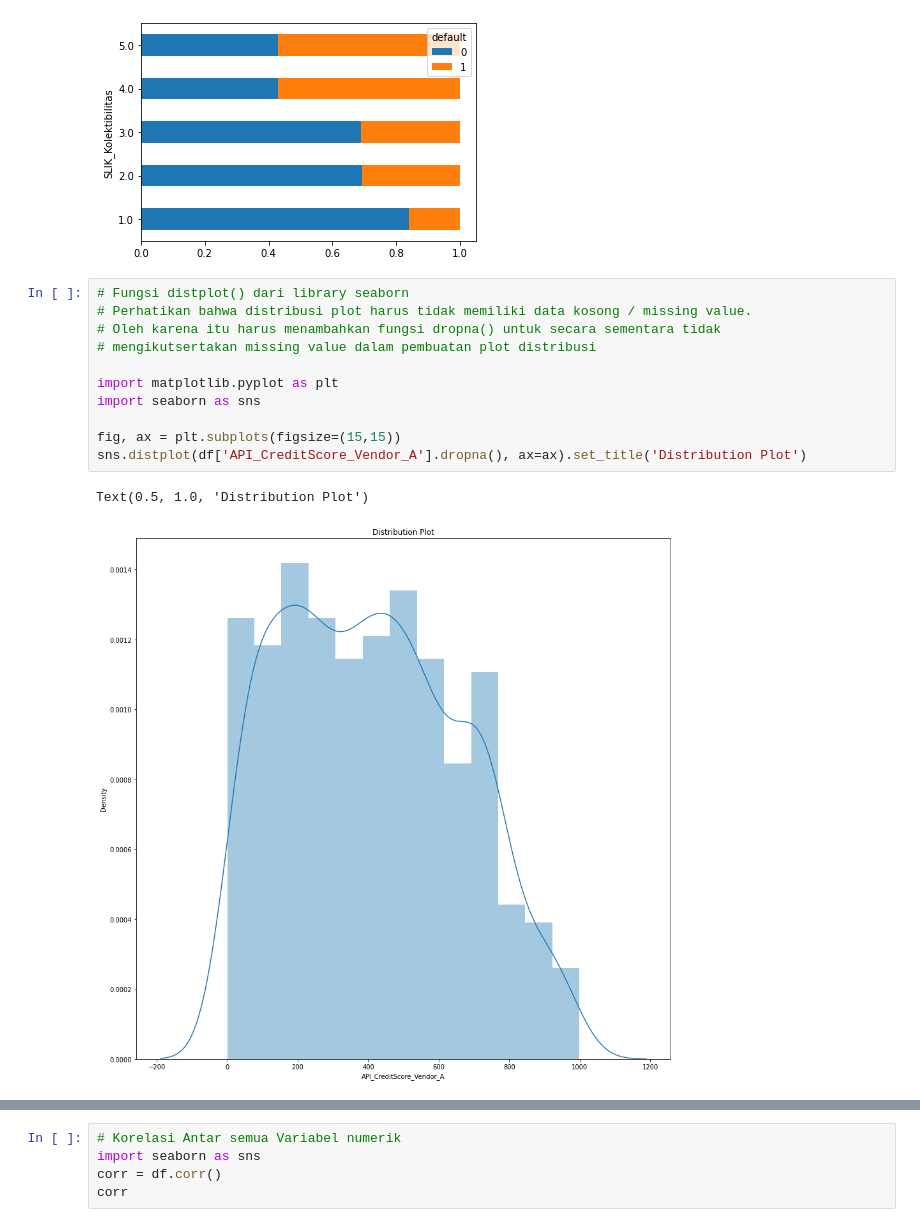
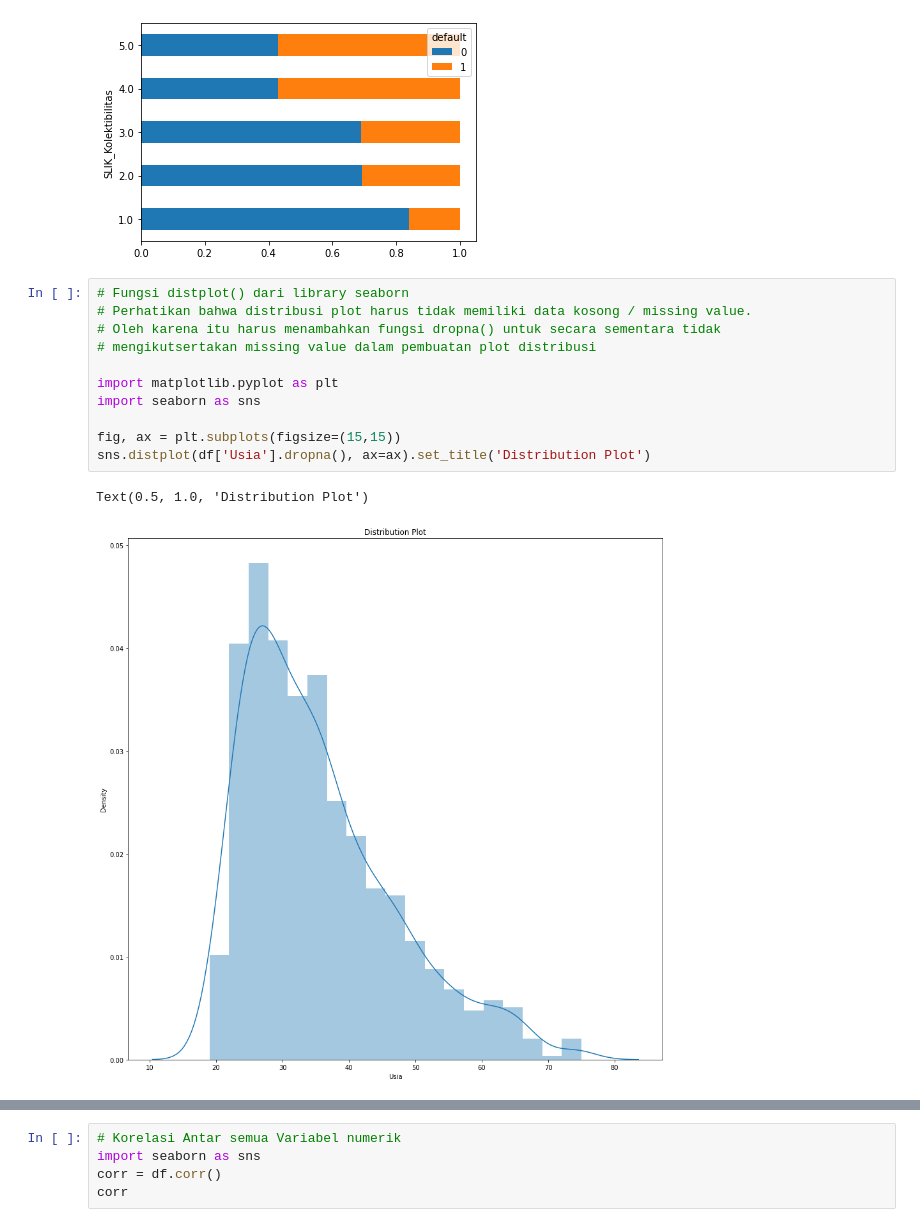
Before and after one commit to IndraLukasTjahaja/Digital_Credit_Risk, a Jupyter notebook: Bab_2_3_2_Data_Understanding.ipynb, the cells around one changed output, grey strips where cells are left out. Saved outputs shown, nothing was run; the diff lists cells and outputs as text.

```diff
--- a/Bab_2_3_2_Data_Understanding.ipynb
+++ b/Bab_2_3_2_Data_Understanding.ipynb
@@ -221,15 +221,15 @@ pd.crosstab(df['SLIK_Kolektibilitas'], df['default'], normalize='index').plot(ki
 # %%
 # Fungsi distplot() dari library seaborn
 # Perhatikan bahwa distribusi plot harus tidak memiliki data kosong / missing value.
 # Oleh karena itu harus menambahkan fungsi dropna() untuk secara sementara tidak
 # mengikutsertakan missing value dalam pembuatan plot distribusi
 
 import matplotlib.pyplot as plt
 import seaborn as sns
 
 fig, ax = plt.subplots(figsize=(15,15))
-sns.distplot(df['API_CreditScore_Vendor_A'].dropna(), ax=ax).set_title('Distribution Plot')
+sns.distplot(df['Usia'].dropna(), ax=ax).set_title('Distribution Plot')
 # %% [output]
 Text(0.5, 1.0, 'Distribution Plot')
-[figure, old version]
+[figure, new version]
 # %%
```
Also changed, not shown: parts of 6 cells of this notebook.
